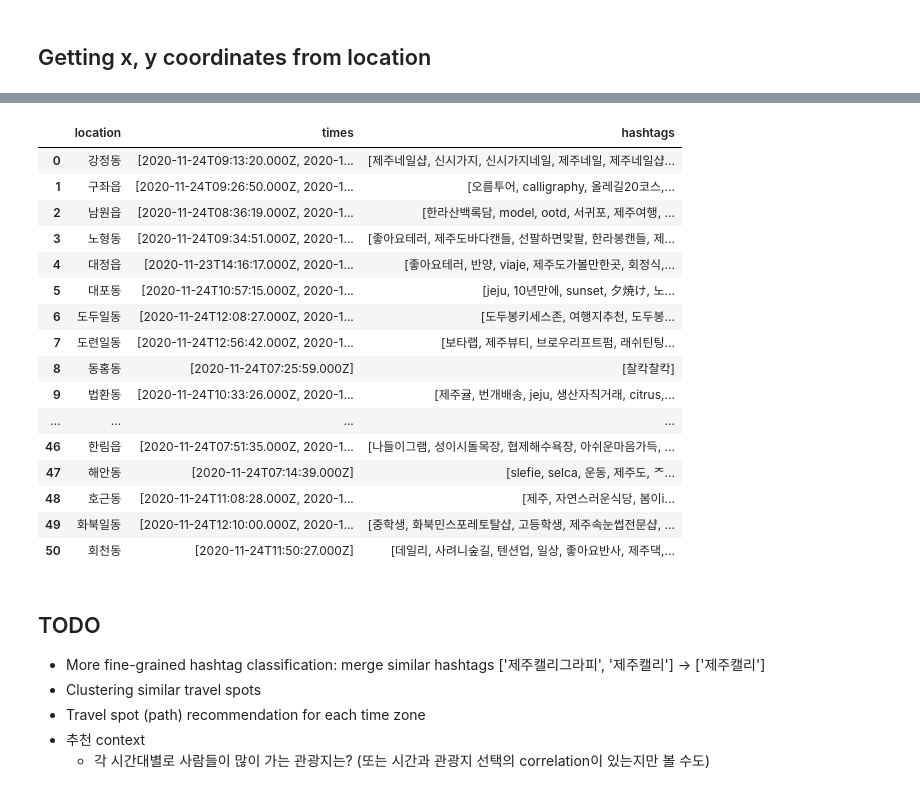
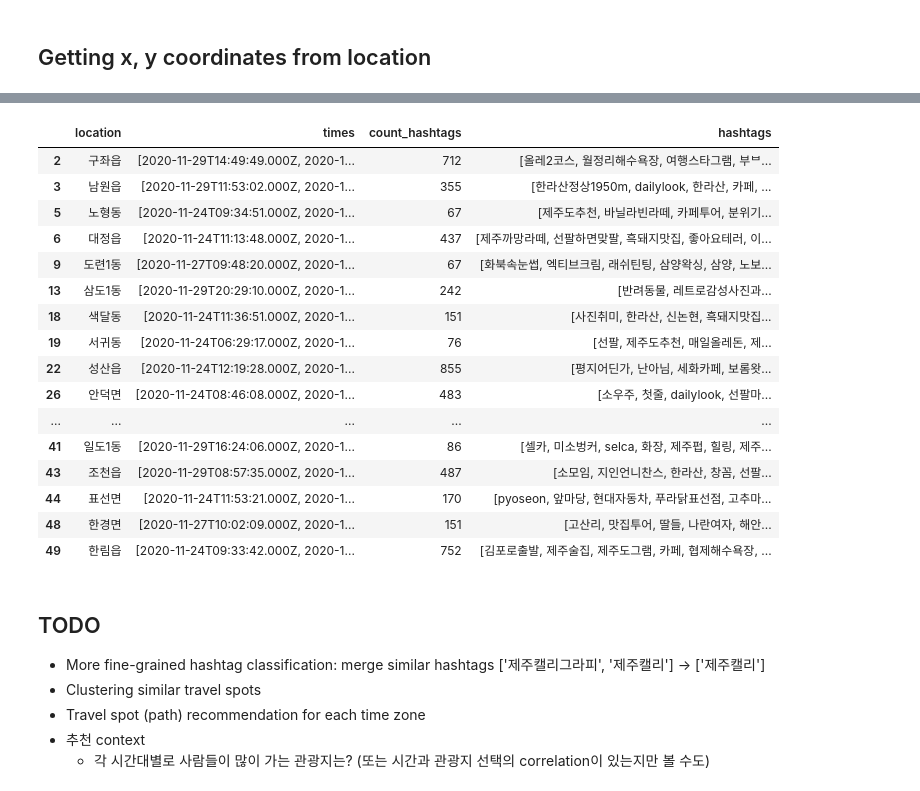
Before and after one commit to EunhoCho/RRRRRR, a Jupyter notebook: Preprocessing.ipynb, the cells around one changed output, grey strips where cells are left out. Cells and saved outputs as stored; diff of their text form; code cells hidden in the pictures.

```diff
--- a/Preprocessing.ipynb
+++ b/Preprocessing.ipynb
@@ -146,7 +157,14 @@ def address2unit(address):
         if unit[-1] == '면':
             target.append(unit)
         if unit[-1] == '동':
-            target.append(unit)
+            processed_unit = unit
+            if unit[-2] == '일':
+                processed_unit = unit[:-2] + '1' + '동'
+            if unit[-2] == '이':
+                processed_unit = unit[:-2] + '2' + '동'
+            if unit[-2] == '삼':
+                processed_unit = unit[:-2] + '3' + '동'
+            target.append(processed_unit)
 
     assert len(target) == 1
     return target[0]
@@ -206,6 +220,7 @@ for address_unit, group in df_loc.groupby(['address_unit']):
     new_rows.append({
         'location': address_unit,
         'times': list(set(group['datetime'])),
+        'count_hashtags': len(group['hashtag']),
         'hashtags': list(set(group['hashtag']))
     })
 
@@ -291,24 +298,28 @@ locations = pd.DataFrame(new_rows)
 # %%
 locations.to_csv('dataframes/cluster_features.csv')
-locations
+
+mask = len(locations.hashtags) < locations.count_hashtags
+
+locations_filtered = locations.loc[mask, :]
+locations_filtered
 # %% [output]
-|  | location | times | hashtags |
-| 0 | 강정동 | [2020-11-24T09:13:20.000Z, 2020-1... | [제주네일샵, 신시가지, 신시가지네일, 제주네일, 제주네일샵... |
-| 1 | 구좌읍 | [2020-11-24T09:26:50.000Z, 2020-1... | [오름투어, calligraphy, 올레길20코스,... |
-| 2 | 남원읍 | [2020-11-24T08:36:19.000Z, 2020-1... | [한라산백록담, model, ootd, 서귀포, 제주여행, ... |
-| 3 | 노형동 | [2020-11-24T09:34:51.000Z, 2020-1... | [좋아요테러, 제주도바다캔들, 선팔하면맞팔, 한라봉캔들, 제... |
-| 4 | 대정읍 | [2020-11-23T14:16:17.000Z, 2020-1... | [좋아요테러, 반양, viaje, 제주도가볼만한곳, 회정식,... |
-| 5 | 대포동 | [2020-11-24T10:57:15.000Z, 2020-1... | [jeju, 10년만에, sunset, 夕焼け, 노... |
-| 6 | 도두일동 | [2020-11-24T12:08:27.000Z, 2020-1... | [도두봉키세스존, 여행지추천, 도두봉... |
-| 7 | 도련일동 | [2020-11-24T12:56:42.000Z, 2020-1... | [보타랩, 제주뷰티, 브로우리프트펌, 래쉬틴팅... |
-| 8 | 동홍동 | [2020-11-24T07:25:59.000Z] | [찰칵찰칵] |
-| 9 | 법환동 | [2020-11-24T10:33:26.000Z, 2020-1... | [제주귤, 번개배송, jeju, 생산자직거래, citrus,... |
-| ... | ... | ... | ... |
-| 46 | 한림읍 | [2020-11-24T07:51:35.000Z, 2020-1... | [나들이그램, 성이시돌목장, 협제해수욕장, 아쉬운마음가득, ... |
-| 47 | 해안동 | [2020-11-24T07:14:39.000Z] | [slefie, selca, 운동, 제주도, ᄌ... |
-| 48 | 호근동 | [2020-11-24T11:08:28.000Z, 2020-1... | [제주, 자연스러운식당, 봄이i... |
-| 49 | 화북일동 | [2020-11-24T12:10:00.000Z, 2020-1... | [중학생, 화북민스포레토탈샵, 고등학생, 제주속눈썹전문샵, ... |
-| 50 | 회천동 | [2020-11-24T11:50:27.000Z] | [데일리, 사려니숲길, 텐션업, 일상, 좋아요반사, 제주댁,... |
+|  | location | times | count_hashtags | hashtags |
+| 2 | 구좌읍 | [2020-11-29T14:49:49.000Z, 2020-1... | 712 | [올레2코스, 월정리해수욕장, 여행스타그램, 부ᄇ... |
+| 3 | 남원읍 | [2020-11-29T11:53:02.000Z, 2020-1... | 355 | [한라산정상1950m, dailylook, 한라산, 카페, ... |
+| 5 | 노형동 | [2020-11-24T09:34:51.000Z, 2020-1... | 67 | [제주도추천, 바닐라빈라떼, 카페투어, 분위기... |
+| 6 | 대정읍 | [2020-11-24T11:13:48.000Z, 2020-1... | 437 | [제주까망라떼, 선팔하면맞팔, 흑돼지맛집, 좋아요테러, 이... |
+| 9 | 도련1동 | [2020-11-27T09:48:20.000Z, 2020-1... | 67 | [화북속눈썹, 엑티브크림, 래쉬틴팅, 삼양왁싱, 삼양, 노보... |
+| 13 | 삼도1동 | [2020-11-29T20:29:10.000Z, 2020-1... | 242 | [반려동물, 레트로감성사진과... |
+| 18 | 색달동 | [2020-11-24T11:36:51.000Z, 2020-1... | 151 | [사진취미, 한라산, 신논현, 흑돼지맛집... |
+| 19 | 서귀동 | [2020-11-24T06:29:17.000Z, 2020-1... | 76 | [선팔, 제주도추천, 매일올레돈, 제... |
+| 22 | 성산읍 | [2020-11-24T12:19:28.000Z, 2020-1... | 855 | [평지어딘가, 난아님, 세화카페, 보롬왓... |
+| 26 | 안덕면 | [2020-11-24T08:46:08.000Z, 2020-1... | 483 | [소우주, 첫줄, dailylook, 선팔마... |
+| ... | ... | ... | ... | ... |
+| 41 | 일도1동 | [2020-11-29T16:24:06.000Z, 2020-1... | 86 | [셀카, 미소벙커, selca, 화장, 제주펍, 힐링, 제주... |
+| 43 | 조천읍 | [2020-11-29T08:57:35.000Z, 2020-1... | 487 | [소모임, 지인언니찬스, 한라산, 창꼼, 선팔... |
+| 44 | 표선면 | [2020-11-24T11:53:21.000Z, 2020-1... | 170 | [pyoseon, 앞마당, 현대자동차, 푸라닭표선점, 고추마... |
+| 48 | 한경면 | [2020-11-27T10:02:09.000Z, 2020-1... | 151 | [고산리, 맛집투어, 딸들, 나란여자, 해안... |
+| 49 | 한림읍 | [2020-11-24T09:33:42.000Z, 2020-1... | 752 | [김포로출발, 제주술집, 제주도그램, 카페, 협제해수욕장, ... |
 # %%
 df_loc = pd.read_csv('dataframes/locations_coord.csv')
 
```
Also changed, not shown: parts of 24 cells of this notebook, 12 other files.
